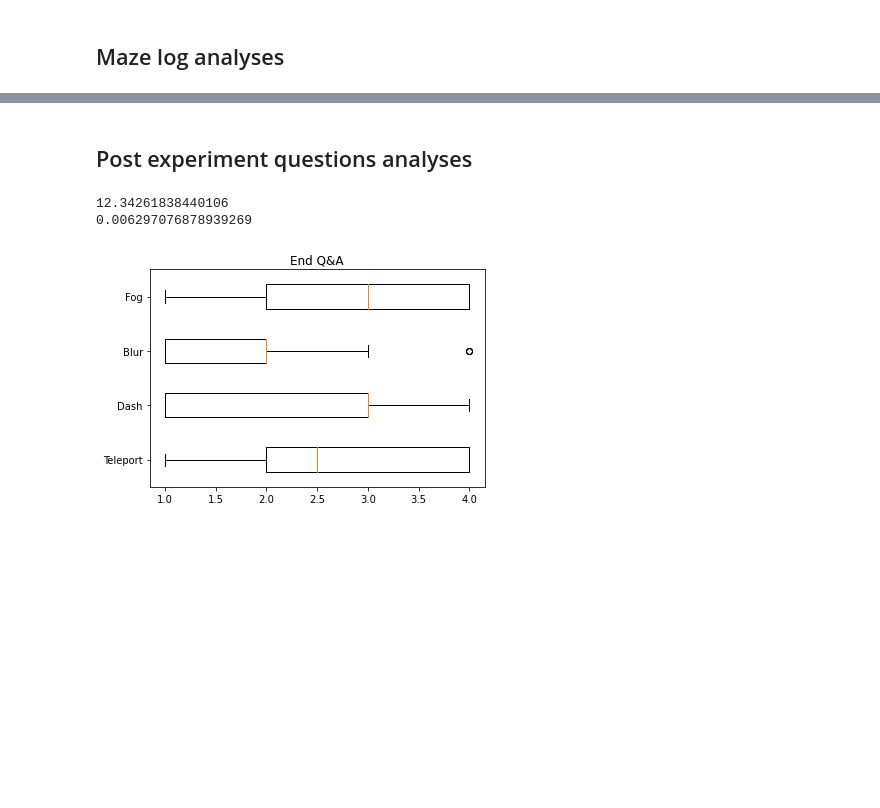
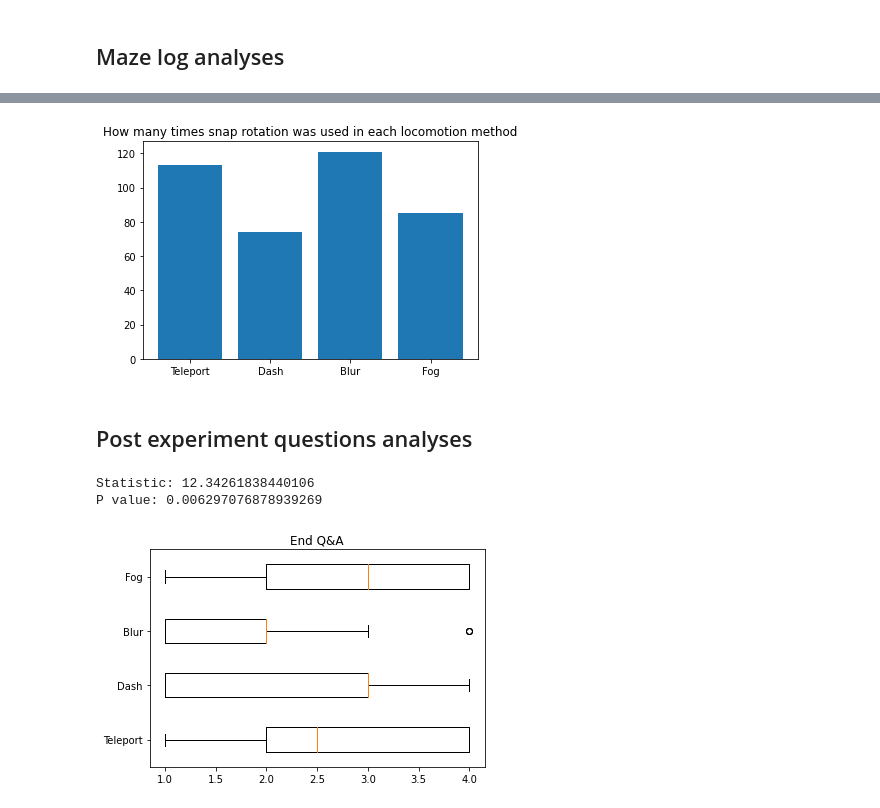
Before and after one commit to Nikolayb1/COMP0138_Maze, a Jupyter notebook: Analyses/main.ipynb, the cells around one changed output, grey strips where cells are left out. Drawn from its saved outputs; the diff is of its cells as text; code cells hidden in the pictures; blank space fills up the shorter version.

```diff
--- a/Analyses/main.ipynb
+++ b/Analyses/main.ipynb
@@ -363,3 +495,18 @@ plt.show()
+# %%
+locomotionsr = [0,0,0,0]
+
+for i in range(9):
+    l = locomotionSnapRotation(maze_data[i])
+    for j in range(4):
+        locomotionsr[j] += l[j]
+
+fig1, ax1 = plt.subplots()
+ax1.set_title('How many times snap rotation was used in each locomotion method')
+time_frame = ['Teleport', 'Dash','Blur','Fog']
+ax1.bar(time_frame,locomotionsr)
+plt.show()
+# %% [output]
+[figure, added]
 # %% [markdown]
 ## Post experiment questions analyses
 # %%
@@ -380,11 +527,11 @@ for i in range(36):
         elif temp[i,j] == "4th":
             temp[i,j] = 4
 stat, p = friedmanchisquare(temp[:,0], temp[:,1], temp[:,2], temp[:,3])
-print(stat)
-print(p)
+print("Statistic: {}".format(stat))
+print("P value: {}".format(p))
 # %% [output]
-12.34261838440106
-0.006297076878939269
+Statistic: 12.34261838440106
+P value: 0.006297076878939269
 # %%
 fig1, ax1 = plt.subplots()
 ax1.set_title('End Q&A')
```
Also changed, not shown: parts of 8 cells of this notebook.
